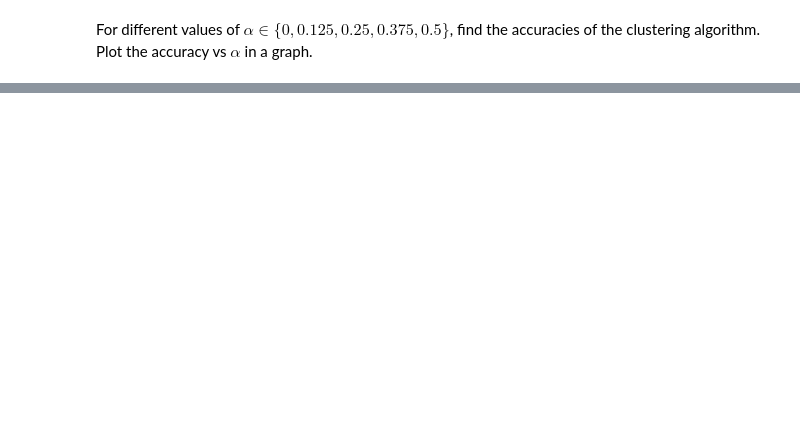
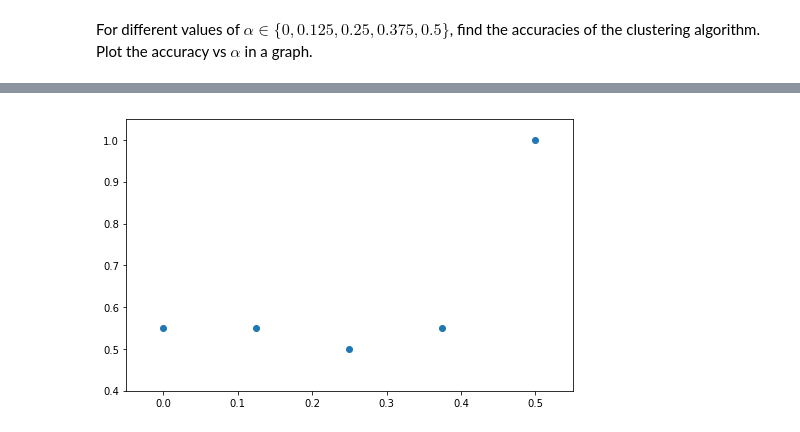
Before and after one commit to Richard-Hendricks/UIUC-Fall-2017, a Jupyter notebook: IE_532/Exercises/1MST_ex.ipynb, the cells around one changed output, grey strips where cells are left out. Cells and saved outputs as stored; diff of their text form; code cells hidden in the pictures; blank space fills up the shorter version.

```diff
--- a/IE_532/Exercises/1MST_ex.ipynb
+++ b/IE_532/Exercises/1MST_ex.ipynb
@@ -220,0 +156,24 @@ Execute this below. The output must be a number between 0 and 1.
+# %%
+# ----- Your code here ------
+
+import numpy as np
+
+def accuracy(N, alpha):
+
+    G = generate_graph(N, alpha)
+    T = nx.minimum_spanning_tree(G, 'd')
+
+    a = cluster(T, 2)
+    b = np.array(list(a[0]))
+
+    if (((1 <= b) & (b <= 10)).sum() >= ((11 <= b) & (b <= 20)).sum()):
+        return((20 - b.shape[0] - (10 - ((1 <= b) & (b <= 10)).sum())
+          + ((1 <= b) & (b <= 10)).sum()) / 20)
+
+    else:
+        return((20 - b.shape[0] - (10 - ((11 <= b) & (b <= 20)).sum())
+          + ((11 <= b) & (b <= 20)).sum()) / 20)
+
+# -----
+
+accuracy(N = 20, alpha = 0.2)
@@ -244,0 +184,17 @@ For different values of $\alpha \in \{0,0.125,0.25,0.375,0.5\}$, find the accura
+# %%
+alpha_list = [0,0.125,0.25,0.375,0.5]
+acc_list = []
+N = 20
+# ----- Your code here ------
+
+for alpha in alpha_list:
+    acc_list.append(accuracy(N, alpha))
+
+plt.figure(figsize = (8, 5))
+plt.axis([-0.05, 0.55, 0.4, 1.05])
+
+# -----------------------
+plt.scatter(alpha_list, acc_list)
+plt.show()
+# %% [output]
+[figure, added]
```
Also changed, not shown: parts of 14 cells of this notebook.
